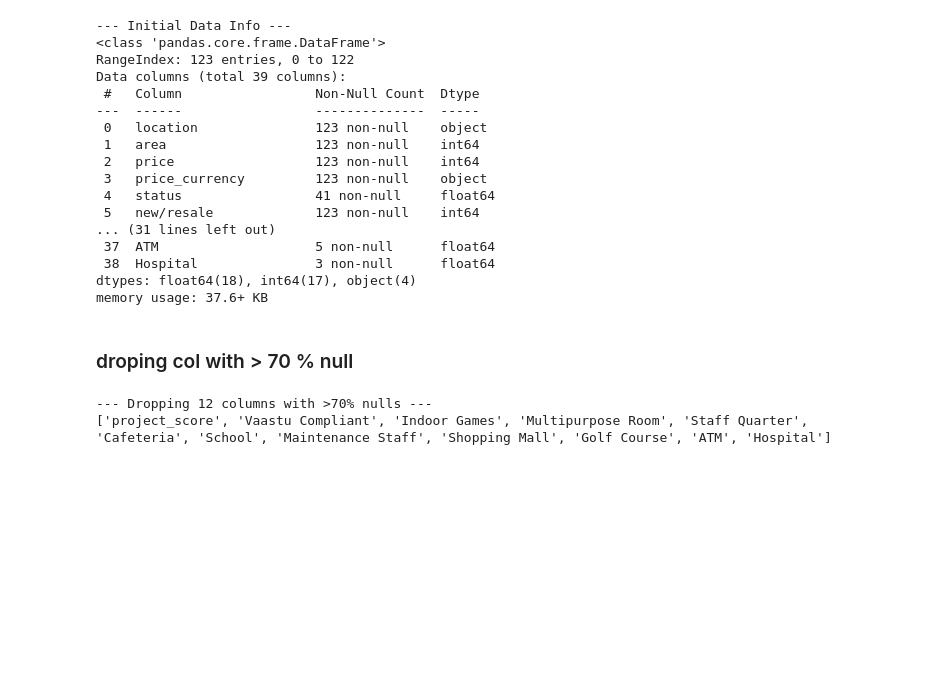
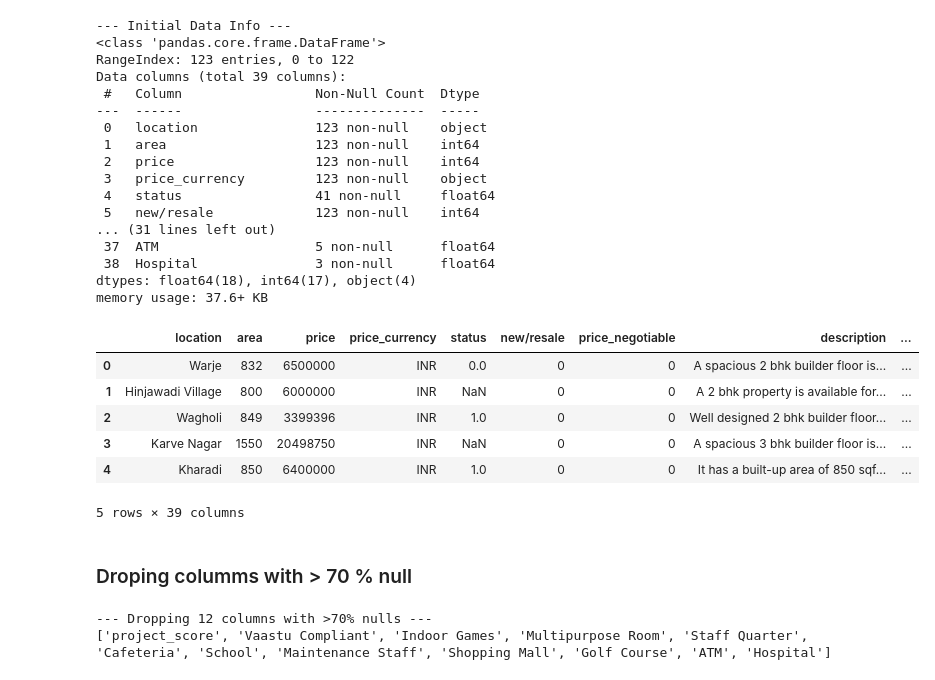
Before and after one commit to shreekant-lohagale/Datathon, a Jupyter notebook: models/model.ipynb, the cells around one changed output. Drawn from its saved outputs; the diff is of its cells as text; code cells hidden in the pictures; blank space fills up the shorter version.

```diff
--- a/models/model.ipynb
+++ b/models/model.ipynb
@@ -26,8 +34,20 @@ Data columns (total 39 columns):
  38  Hospital               3 non-null      float64
 dtypes: float64(18), int64(17), object(4)
 memory usage: 37.6+ KB
+# %%
+file_path = 'output_Pune_builderfloor.csv'
+df = pd.read_csv(file_path)
+df.head()
+# %% [output]
+|  | location | area | price | price_currency | status | new/resale | price_negotiable | description | ... |
+| 0 | Warje | 832 | 6500000 | INR | 0.0 | 0 | 0 | A spacious 2 bhk builder floor is... | ... |
+| 1 | Hinjawadi Village | 800 | 6000000 | INR | NaN | 0 | 0 | A 2 bhk property is available for... | ... |
+| 2 | Wagholi | 849 | 3399396 | INR | 1.0 | 0 | 0 | Well designed 2 bhk builder floor... | ... |
+| 3 | Karve Nagar | 1550 | 20498750 | INR | NaN | 0 | 0 | A spacious 3 bhk builder floor is... | ... |
+| 4 | Kharadi | 850 | 6400000 | INR | 1.0 | 0 | 0 | It has a built-up area of 850 sqf... | ... |
+5 rows × 39 columns
 # %% [markdown]
-### droping col with > 70 % null
+### Droping columms with > 70 % null
 # %%
 missing_percentage = df.isnull().mean()
 cols_to_drop_auto = missing_percentage[missing_percentage > 0.7].index
```
Also changed, not shown: parts of 12 cells of this notebook, 1 other file.
